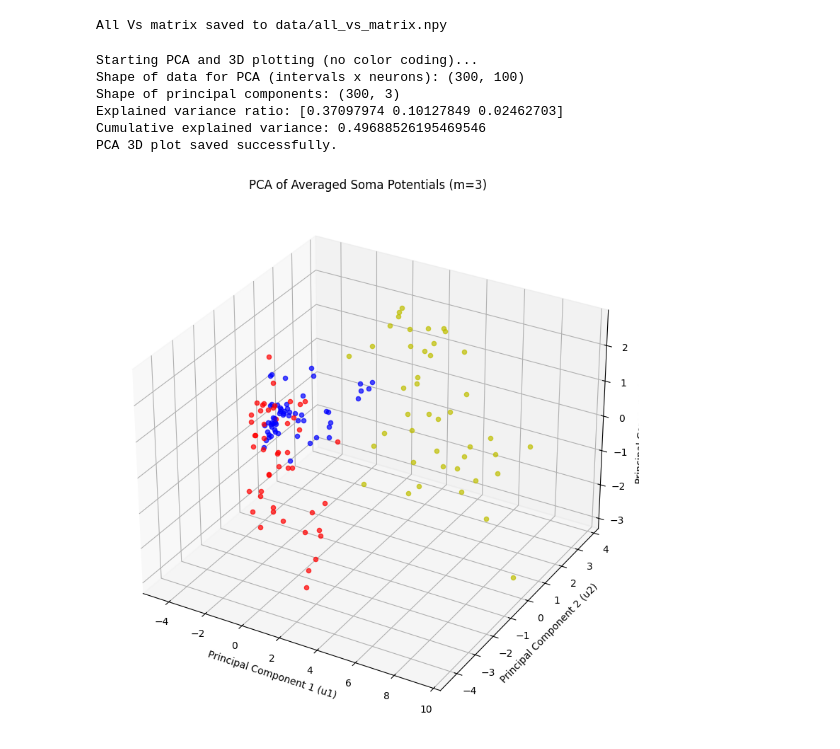
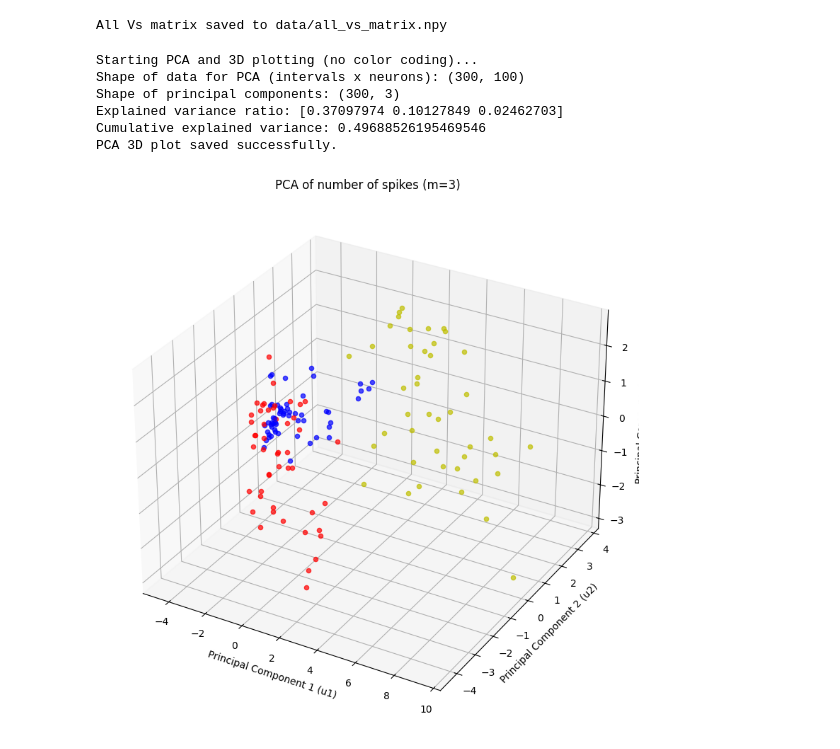
Before and after one commit to DeepWater3104/Yamaguti_etal_2011, a Jupyter notebook: notebooks/example.ipynb, the cells around one changed output. Drawn from its saved outputs; the diff is of its cells as text; code cells hidden in the pictures.

```diff
--- a/notebooks/example.ipynb
+++ b/notebooks/example.ipynb
@@ -204,35 +204,35 @@ for i in range(sequence_length):
                        principal_components[i, 2],
                        color="r",
                        s=20, alpha=0.7)
         elif ca3_input_sequence[i] == selected_numbers[1]:
             ax_pca.scatter(principal_components[i, 0],
                        principal_components[i, 1],
                        principal_components[i, 2],
                        color="b",
                        s=20, alpha=0.7)
         elif ca3_input_sequence[i] == selected_numbers[2]:
             ax_pca.scatter(principal_components[i, 0],
                        principal_components[i, 1],
                        principal_components[i, 2],
                        color="y",
                        s=20, alpha=0.7)
 
 ax_pca.set_xlabel('Principal Component 1 (u1)')
 ax_pca.set_ylabel('Principal Component 2 (u2)')
 ax_pca.set_zlabel('Principal Component 3 (u3)')
-ax_pca.set_title(f'PCA of Averaged Soma Potentials (m={ca1_network.num_ca3_patterns_input})')
+ax_pca.set_title(f'PCA of number of spikes (m={ca1_network.num_ca3_patterns_input})')
 ax_pca.grid(True)
 plt.tight_layout()
 plt.savefig("ca1_network_pca_3d_plot.png")
 print("PCA 3D plot saved successfully.")
 # %% [output]
 Starting PCA and 3D plotting (no color coding)...
 Shape of data for PCA (intervals x neurons): (300, 100)
 Shape of principal components: (300, 3)
 Explained variance ratio: [0.37097974 0.10127849 0.02462703]
 Cumulative explained variance: 0.49688526195469546
 PCA 3D plot saved successfully.
-[figure, old version]
+[figure, new version]
 # %%
 from sklearn.decomposition import PCA
 
```
Also changed, not shown: parts of 4 cells of this notebook.
